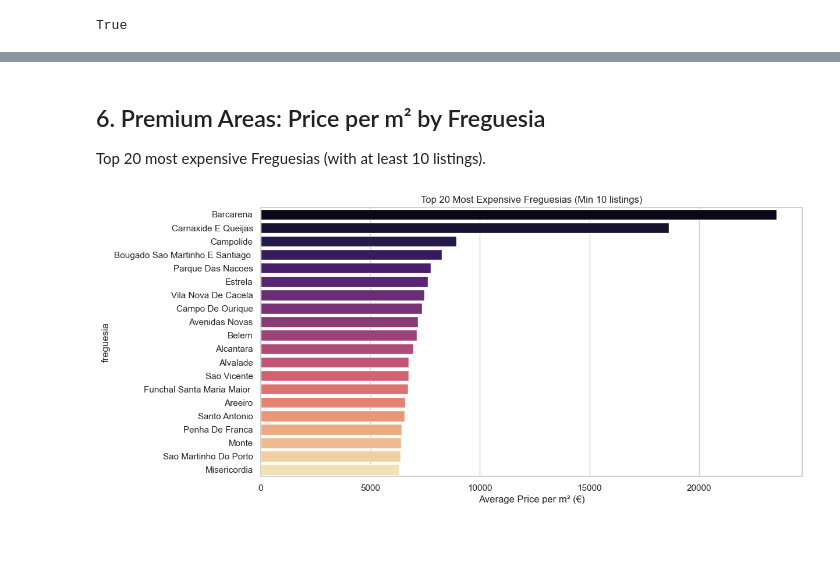
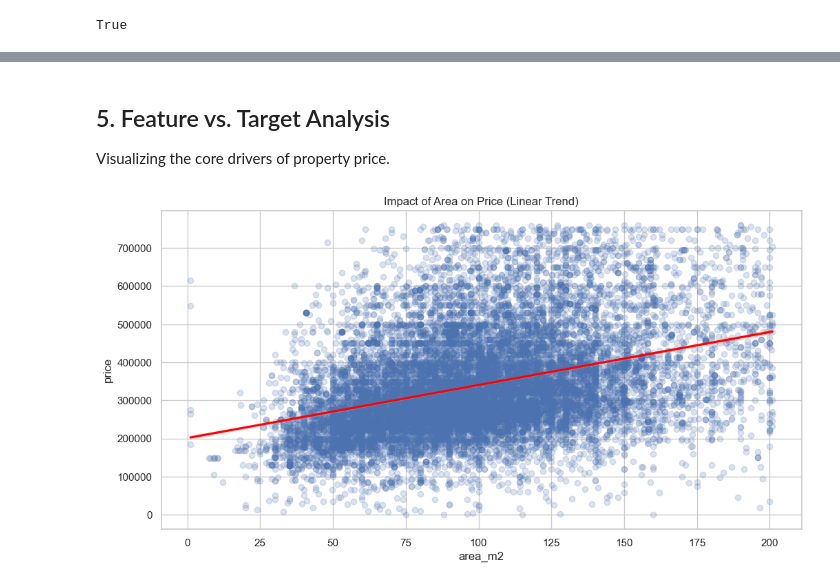
Before and after one commit to vascopud/End-to-End-Portugal-Real-Estate-Analytics, a Jupyter notebook: notebooks/eda_analysis.ipynb, the cells around one changed output, grey strips where cells are left out. Cells and saved outputs as stored; diff of their text form; code cells hidden in the pictures; blank space fills up the shorter version.

```diff
--- a/notebooks/eda_analysis.ipynb
+++ b/notebooks/eda_analysis.ipynb
@@ -130,15 +119,11 @@ plt.show()
-# %% [markdown]
-## 6. Premium Areas: Price per m² by Freguesia
-
-Top 20 most expensive Freguesias (with at least 10 listings).
-# %%
-min_listings = 10
-freg_stats = df_clean.groupby('freguesia').agg({'price_per_m2': 'mean', 'url': 'count'})
-freg_stats = freg_stats[freg_stats['url'] >= min_listings].sort_values('price_per_m2', ascending=False).head(20)
-
-sns.barplot(x=freg_stats['price_per_m2'], y=freg_stats.index, palette='magma')
-plt.title('Top 20 Most Expensive Freguesias (Min 10 listings)')
-plt.xlabel('Average Price per m² (€)')
-plt.show()
-# %% [output]
-[figure, removed]
+# %% [markdown]
+## 5. Feature vs. Target Analysis
+
+Visualizing the core drivers of property price.
+# %%
+# Area vs Price with Regression Line
+sns.regplot(data=df_clean, x='area_m2', y='price', scatter_kws={'alpha':0.2}, line_kws={'color':'red'})
+plt.title('Impact of Area on Price (Linear Trend)')
+plt.show()
+# %% [output]
+[figure, added]
```
Also changed, not shown: parts of 19 cells of this notebook, 1 other file.
